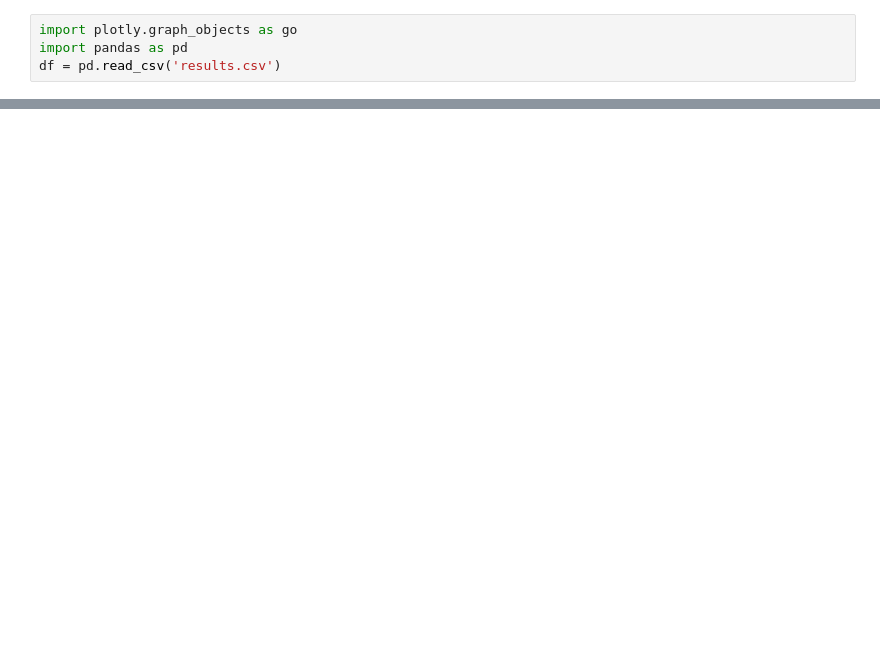
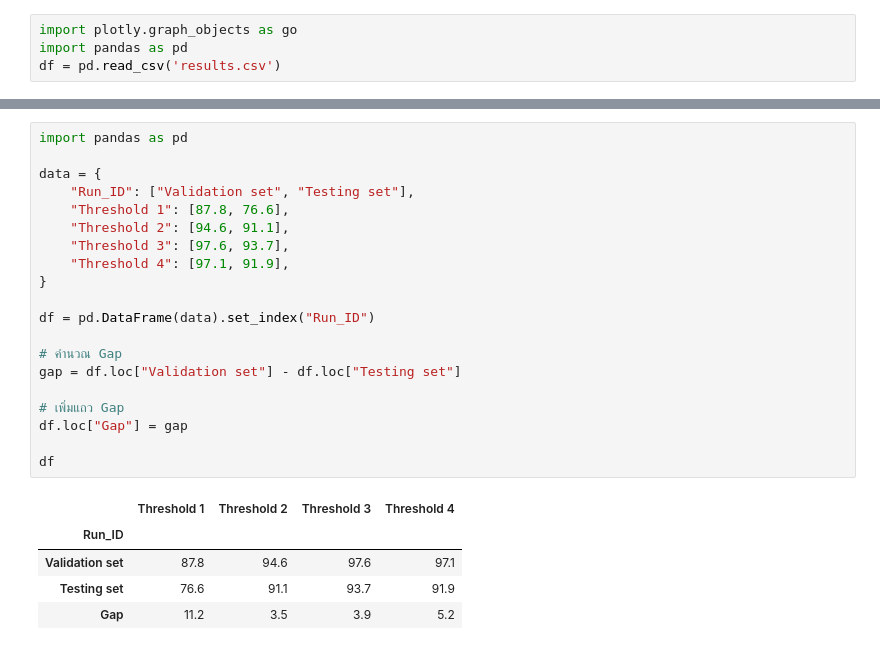
Before and after one commit to Nantakxrn007/Threshold-project, a Jupyter notebook: dashboard/experiment.ipynb, the cells around one changed output, grey strips where cells are left out. Cells and saved outputs as stored; diff of their text form; blank space fills up the shorter version.

```diff
--- a/dashboard/experiment.ipynb
+++ b/dashboard/experiment.ipynb
@@ -334,0 +683,26 @@ if __name__ == '__main__':
+# %%
+import pandas as pd
+
+data = {
+    "Run_ID": ["Validation set", "Testing set"],
+    "Threshold 1": [87.8, 76.6],
+    "Threshold 2": [94.6, 91.1],
+    "Threshold 3": [97.6, 93.7],
+    "Threshold 4": [97.1, 91.9],
+}
+
+df = pd.DataFrame(data).set_index("Run_ID")
+
+# คำนวณ Gap
+gap = df.loc["Validation set"] - df.loc["Testing set"]
+
+# เพิ่มแถว Gap
+df.loc["Gap"] = gap
+
+df
+# %% [output]
+|  | Threshold 1 | Threshold 2 | Threshold 3 | Threshold 4 |
+| Run_ID |  |  |  |  |
+| Validation set | 87.8 | 94.6 | 97.6 | 97.1 |
+| Testing set | 76.6 | 91.1 | 93.7 | 91.9 |
+| Gap | 11.2 | 3.5 | 3.9 | 5.2 |
```
Also changed, not shown: parts of 14 cells of this notebook, 24 other files.
